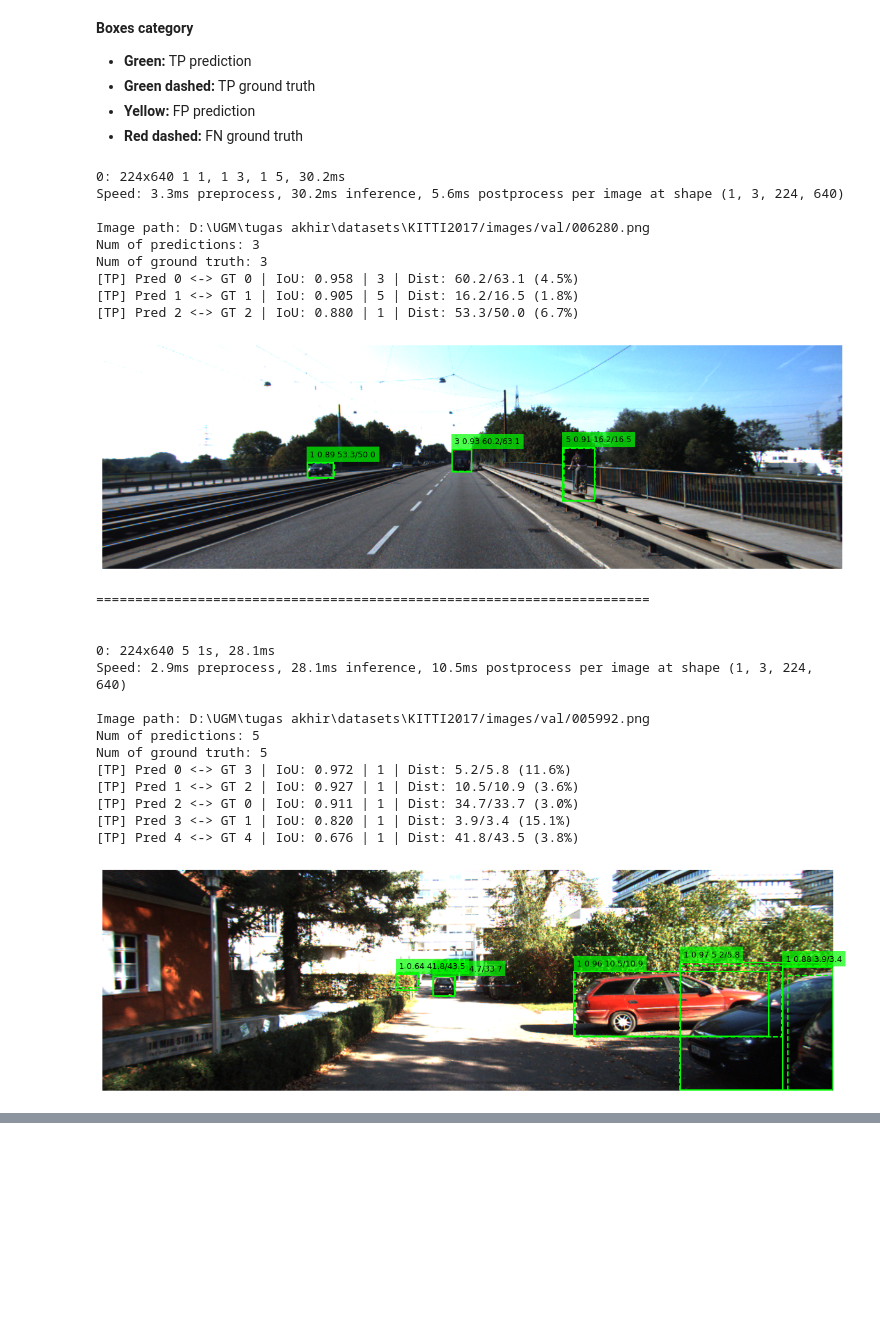
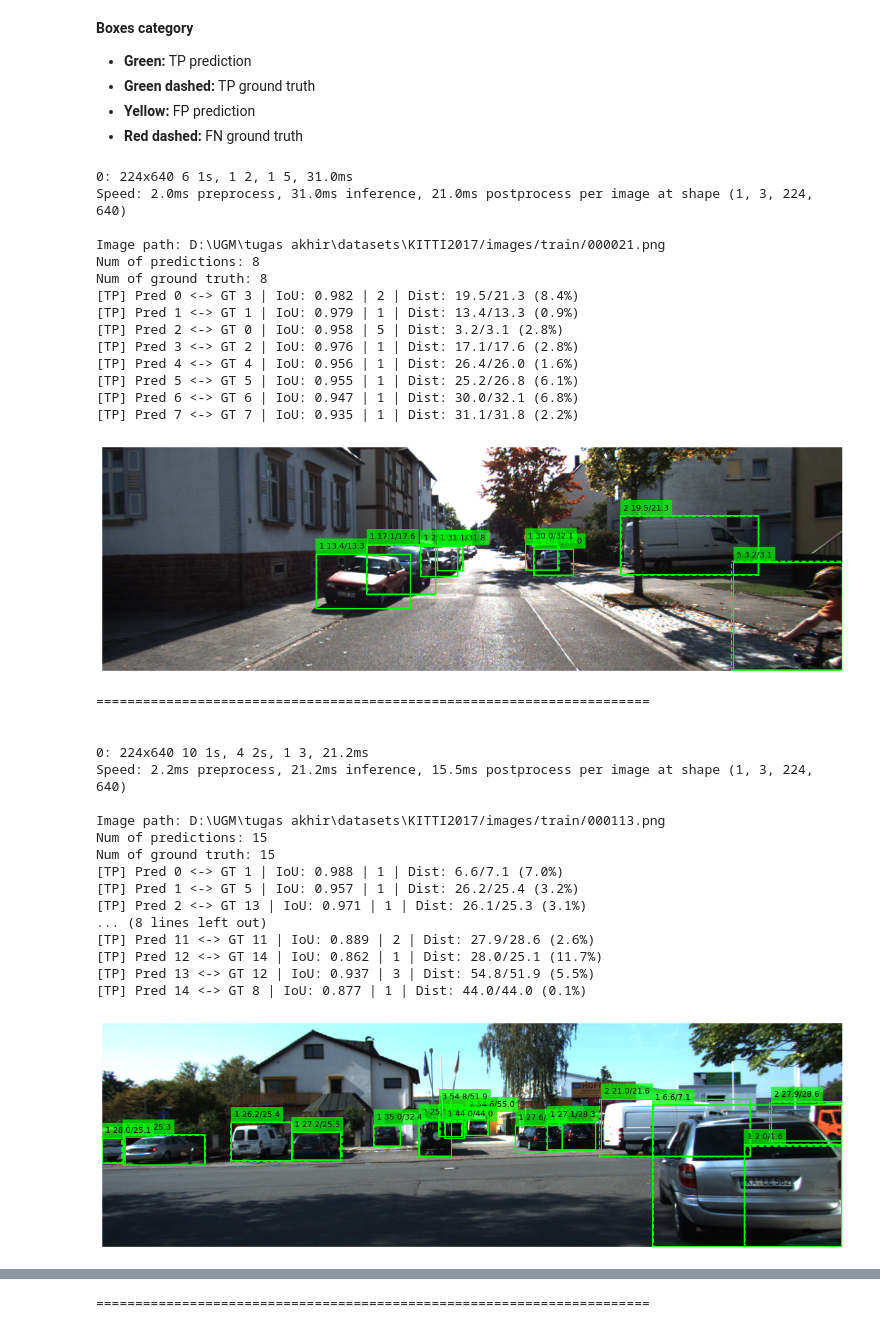
Before and after one commit to daflh/ultralytics-yolo-dist, a Jupyter notebook: model_analysis.ipynb, the cells around one changed output, grey strips where cells are left out. Saved outputs shown, nothing was run; the diff lists cells and outputs as text; code cells hidden in the pictures; blank space fills up the shorter version.

```diff
--- a/model_analysis.ipynb
+++ b/model_analysis.ipynb
@@ -218,7 +218,7 @@ def show_inference(image_path, conf_thresh = 0.5, iou_thresh = 0.5, show_gt_dist
         dist_rel_err = abs(pred_dist - gt_dist) / (gt_dist + 1e-6) * 100.0
         label = ""
         label += f"{cls}" # class name
-        label += f" {pred_scores[pi]:.2f}" # confidence score
+        # label += f" {pred_scores[pi]:.2f}" # confidence score
         if show_gt_dist:
             label += f" {pred_dist:.1f}/{gt_dist:.1f}" # distance pred compared to gt
         else:
@@ -234,7 +234,7 @@ def show_inference(image_path, conf_thresh = 0.5, iou_thresh = 0.5, show_gt_dist
         cls = class_names[pred_classes[pi]]
         label = ""
         label += f"{cls}" # class name
-        label += f" {pred_scores[pi]:.2f}" # confidence score
+        # label += f" {pred_scores[pi]:.2f}" # confidence score
         label += f" {pred_distances[pi]:.1f}m" # distance
 
         draw_box(ax, pred_boxes[pi], label=label, color="yellow")
@@ -373,44 +373,55 @@ __Boxes category__
 # %%
 options = {
     "conf_thresh": 0.5,
     "iou_thresh": 0.5,
     "show_gt_dist": True,
     "euclidean_dist": False
 }
 
 """
 image examples:
+- dist-yolo: train/000021, train/000113, train/000118, train/000649
 - lateral objects: val/006072, val/006010, val/006081, val/006280
 - false positives: val/006419, val/006128, val/006509, val/006770
 - false negatives: val/007433, val/007429, val/007365, val/006646
 """
 
-show_inference(dataset_path + "/images/val/006280.png", **options)
-show_inference(dataset_path + "/images/val/005992.png", **options)
+show_inference(dataset_path + "/images/train/000021.png", **options)
+show_inference(dataset_path + "/images/train/000113.png", **options)
+show_inference(dataset_path + "/images/train/000118.png", **options)
+show_inference(dataset_path + "/images/train/000649.png", **options)
 # %% [output]
-0: 224x640 1 1, 1 3, 1 5, 30.2ms
-Speed: 3.3ms preprocess, 30.2ms inference, 5.6ms postprocess per image at shape (1, 3, 224, 640)
+0: 224x640 6 1s, 1 2, 1 5, 31.0ms
+Speed: 2.0ms preprocess, 31.0ms inference, 21.0ms postprocess per image at shape (1, 3, 224, 640)
 
-Image path: D:\UGM\tugas akhir\datasets\KITTI2017/images/val/006280.png
-Num of predictions: 3
-Num of ground truth: 3
-[TP] Pred 0 <-> GT 0 | IoU: 0.958 | 3 | Dist: 60.2/63.1 (4.5%)
-[TP] Pred 1 <-> GT 1 | IoU: 0.905 | 5 | Dist: 16.2/16.5 (1.8%)
-[TP] Pred 2 <-> GT 2 | IoU: 0.880 | 1 | Dist: 53.3/50.0 (6.7%)
+Image path: D:\UGM\tugas akhir\datasets\KITTI2017/images/train/000021.png
+Num of predictions: 8
+Num of ground truth: 8
+[TP] Pred 0 <-> GT 3 | IoU: 0.982 | 2 | Dist: 19.5/21.3 (8.4%)
+[TP] Pred 1 <-> GT 1 | IoU: 0.979 | 1 | Dist: 13.4/13.3 (0.9%)
+[TP] Pred 2 <-> GT 0 | IoU: 0.958 | 5 | Dist: 3.2/3.1 (2.8%)
+[TP] Pred 3 <-> GT 2 | IoU: 0.976 | 1 | Dist: 17.1/17.6 (2.8%)
+[TP] Pred 4 <-> GT 4 | IoU: 0.956 | 1 | Dist: 26.4/26.0 (1.6%)
+[TP] Pred 5 <-> GT 5 | IoU: 0.955 | 1 | Dist: 25.2/26.8 (6.1%)
+[TP] Pred 6 <-> GT 6 | IoU: 0.947 | 1 | Dist: 30.0/32.1 (6.8%)
+[TP] Pred 7 <-> GT 7 | IoU: 0.935 | 1 | Dist: 31.1/31.8 (2.2%)
-[figure, old version]
+[figure, new version]
 =======================================================================
 
 
-0: 224x640 5 1s, 28.1ms
-Speed: 2.9ms preprocess, 28.1ms inference, 10.5ms postprocess per image at shape (1, 3, 224, 640)
+0: 224x640 10 1s, 4 2s, 1 3, 21.2ms
+Speed: 2.2ms preprocess, 21.2ms inference, 15.5ms postprocess per image at shape (1, 3, 224, 640)
 
-Image path: D:\UGM\tugas akhir\datasets\KITTI2017/images/val/005992.png
-Num of predictions: 5
-Num of ground truth: 5
-[TP] Pred 0 <-> GT 3 | IoU: 0.972 | 1 | Dist: 5.2/5.8 (11.6%)
-[TP] Pred 1 <-> GT 2 | IoU: 0.927 | 1 | Dist: 10.5/10.9 (3.6%)
-[TP] Pred 2 <-> GT 0 | IoU: 0.911 | 1 | Dist: 34.7/33.7 (3.0%)
-[TP] Pred 3 <-> GT 1 | IoU: 0.820 | 1 | Dist: 3.9/3.4 (15.1%)
-[TP] Pred 4 <-> GT 4 | IoU: 0.676 | 1 | Dist: 41.8/43.5 (3.8%)
+Image path: D:\UGM\tugas akhir\datasets\KITTI2017/images/train/000113.png
+Num of predictions: 15
+Num of ground truth: 15
+[TP] Pred 0 <-> GT 1 | IoU: 0.988 | 1 | Dist: 6.6/7.1 (7.0%)
+[TP] Pred 1 <-> GT 5 | IoU: 0.957 | 1 | Dist: 26.2/25.4 (3.2%)
+[TP] Pred 2 <-> GT 13 | IoU: 0.971 | 1 | Dist: 26.1/25.3 (3.1%)
+... (8 lines left out)
+[TP] Pred 11 <-> GT 11 | IoU: 0.889 | 2 | Dist: 27.9/28.6 (2.6%)
+[TP] Pred 12 <-> GT 14 | IoU: 0.862 | 1 | Dist: 28.0/25.1 (11.7%)
+[TP] Pred 13 <-> GT 12 | IoU: 0.937 | 3 | Dist: 54.8/51.9 (5.5%)
+[TP] Pred 14 <-> GT 8 | IoU: 0.877 | 1 | Dist: 44.0/44.0 (0.1%)
-[figure, old version]
+[figure, new version]
 =======================================================================
@@ -416,0 +462 @@ Num of ground truth: 5
+=======================================================================
```
Also changed, not shown: parts of 3 cells of this notebook, 2 other files.
